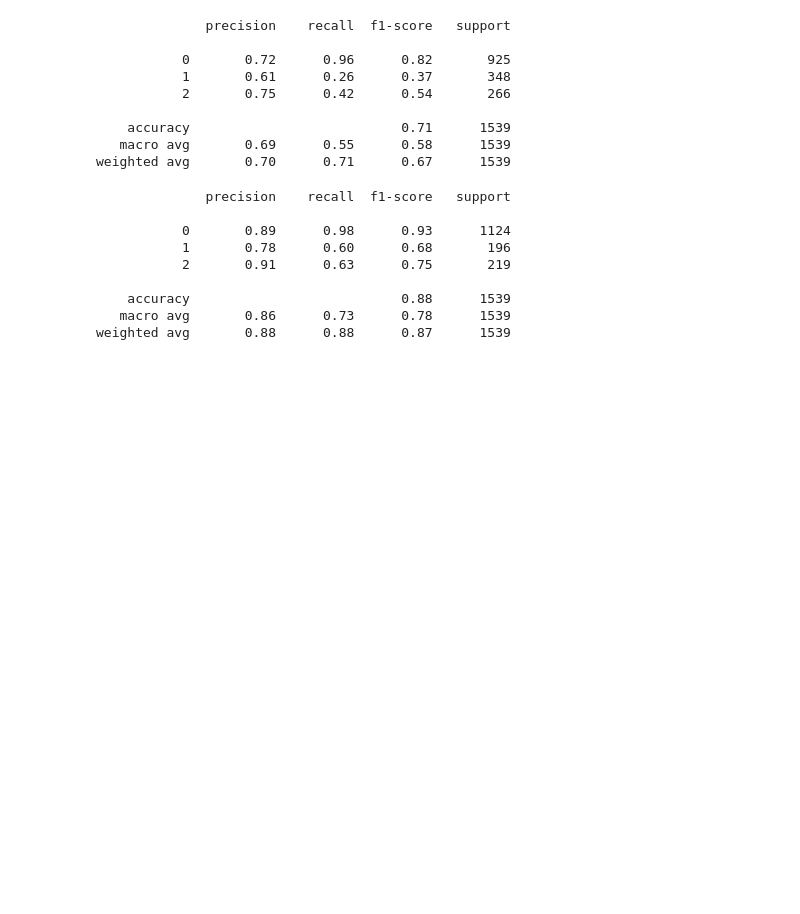
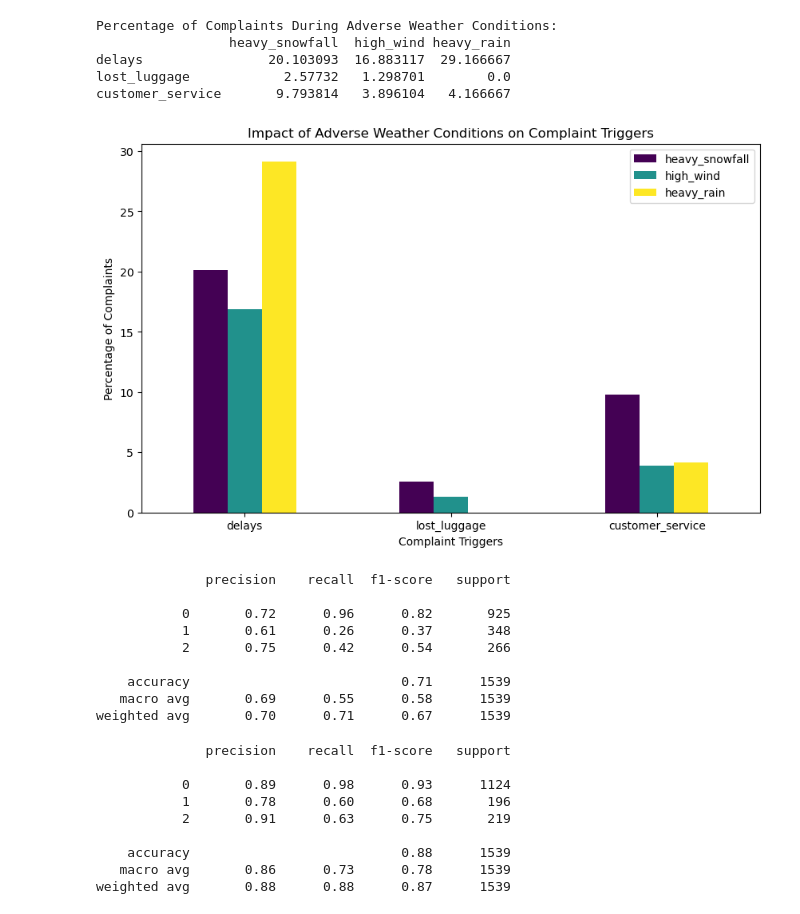
Before and after one commit to Prasanth-Gururaj/Sentiment_Analysis_of_tweets, a Jupyter notebook: EDA.ipynb, the cells around one changed output. Cells and saved outputs as stored; diff of their text form; code cells hidden in the pictures; blank space fills up the shorter version.

```diff
--- a/EDA.ipynb
+++ b/EDA.ipynb
@@ -89,0 +116,18 @@ df.to_csv('Data_with_bert_embeddings.csv',index=False)
+# %%
+from sklearn.preprocessing import LabelEncoder
+
+
+le = LabelEncoder()
+
+
+df['sentiment_encoded'] = le.fit_transform(df['airline_sentiment'])
+
+sentiment_counts = df['sentiment_encoded'].value_counts()
+
+
+sentiment_labels = le.classes_
+
+
+print(f"Sentiment distribution:\n")
+for idx, count in sentiment_counts.items():
+    print(f"{sentiment_labels[idx]}: {count}")
@@ -90,3 +174,65 @@ df.to_csv('Data_with_bert_embeddings.csv',index=False)
+# %%
+import pandas as pd
+import numpy as np
+import matplotlib.pyplot as plt
+import seaborn as sns
+
+
+trigger_keywords = {
+    'delays': ['delay', 'late', 'cancelled', 'on time'],
+    'lost_luggage': ['lost luggage', 'baggage', 'missing bag'],
+    'customer_service': ['customer service', 'rude', 'unhelpful']
+}
+
+
+for trigger, keywords in trigger_keywords.items():
+    df[trigger] = df['cleaned_text'].apply(lambda x: any(keyword in x for keyword in keywords)).astype(int)
+
+
+df['tweet_created'] = pd.to_datetime(df['tweet_created'])
+
+
+
+weather_features = ['temperature', 'humidity', 'precipitation', 'wind_speed', 'snowfall']
+triggers = ['delays', 'lost_luggage', 'customer_service']
+
+
+correlation_data = df[weather_features + triggers]
+correlation_matrix = correlation_data.corr()
+
+
+adverse_weather_conditions = {
+    'heavy_snowfall': df['snowfall'] > 1.0,
+    'high_wind': df['wind_speed'] > 30.0,
+    'heavy_rain': df['precipitation'] > 2.0
+}
+
+
+weather_impact = pd.DataFrame(index=triggers, columns=adverse_weather_conditions.keys())
+
+
+for trigger in triggers:
+    for condition, mask in adverse_weather_conditions.items():
+        weather_impact.loc[trigger, condition] = df.loc[mask, trigger].mean() * 100
+
+
+print("Percentage of Complaints During Adverse Weather Conditions:")
+print(weather_impact)
+
+
+weather_impact.plot(kind='bar', figsize=(10, 6), colormap='viridis')
+plt.title('Impact of Adverse Weather Conditions on Complaint Triggers')
+plt.ylabel('Percentage of Complaints')
+plt.xlabel('Complaint Triggers')
+plt.xticks(rotation=0)
+plt.show()
+# %% [output]
+Percentage of Complaints During Adverse Weather Conditions:
+                 heavy_snowfall  high_wind heavy_rain
+delays                20.103093  16.883117  29.166667
+lost_luggage            2.57732   1.298701        0.0
+customer_service       9.793814   3.896104   4.166667
+[figure, added]
 # %%
 import numpy as np
 import pandas as pd
```
Also changed, not shown: parts of 17 cells of this notebook, 2 other files.
